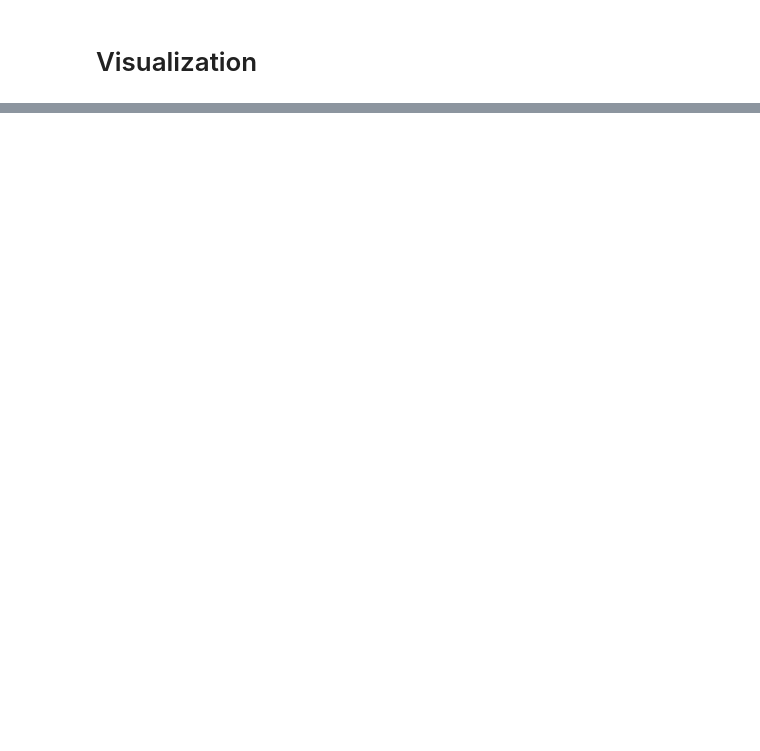
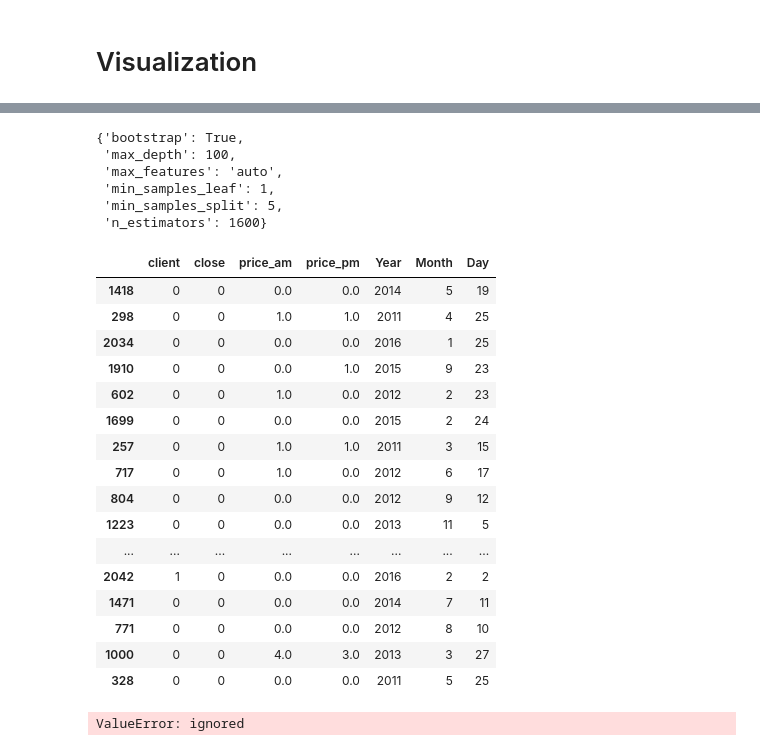
Before and after one commit to shima2920/data-analysis, a Jupyter notebook: SIGNATE_Moving_Company_Forecast_20210211ipynb.ipynb, the cells around one changed output, grey strips where cells are left out. Saved outputs shown, nothing was run; the diff lists cells and outputs as text; code cells hidden in the pictures; blank space fills up the shorter version.

Commit message:
Updated the model

```diff
--- a/SIGNATE_Moving_Company_Forecast_20210211ipynb.ipynb
+++ b/SIGNATE_Moving_Company_Forecast_20210211ipynb.ipynb
@@ -153,0 +266,6 @@ plt.yticks(fontsize=16)
+# %%
+train["datetime"] = pd.to_datetime(train["datetime"])
+train["Year"] = train["datetime"].apply(lambda x:x.year)
+train["Month"] = train["datetime"].apply(lambda x:x.month)
+train["Day"] = train["datetime"].apply(lambda x:x.day)
+train = train.drop(['datetime'], axis = 1)
@@ -153,0 +312,4 @@ plt.yticks(fontsize=16)
+# %%
+x_train = train.drop(['y'], axis = 1)
+y_train = train['y']
+test = test
@@ -153,0 +320,3 @@ plt.yticks(fontsize=16)
+# %%
+from sklearn.model_selection import train_test_split
+x_train,x_test,y_train,y_test = train_test_split(x_train,y_train,test_size=0.2,random_state=42)
@@ -153,0 +380,35 @@ plt.yticks(fontsize=16)
+# %%
+rf_random.best_params_
+# %% [output]
+{'bootstrap': True,
+ 'max_depth': 100,
+ 'max_features': 'auto',
+ 'min_samples_leaf': 1,
+ 'min_samples_split': 5,
+ 'n_estimators': 1600}
+# %%
+x_test
+# %% [output]
+|  | client | close | price_am | price_pm | Year | Month | Day |
+| 1418 | 0 | 0 | 0.0 | 0.0 | 2014 | 5 | 19 |
+| 298 | 0 | 0 | 1.0 | 1.0 | 2011 | 4 | 25 |
+| 2034 | 0 | 0 | 0.0 | 0.0 | 2016 | 1 | 25 |
+| 1910 | 0 | 0 | 0.0 | 1.0 | 2015 | 9 | 23 |
+| 602 | 0 | 0 | 1.0 | 0.0 | 2012 | 2 | 23 |
+| 1699 | 0 | 0 | 0.0 | 0.0 | 2015 | 2 | 24 |
+| 257 | 0 | 0 | 1.0 | 1.0 | 2011 | 3 | 15 |
+| 717 | 0 | 0 | 1.0 | 0.0 | 2012 | 6 | 17 |
+| 804 | 0 | 0 | 0.0 | 0.0 | 2012 | 9 | 12 |
+| 1223 | 0 | 0 | 0.0 | 0.0 | 2013 | 11 | 5 |
+| ... | ... | ... | ... | ... | ... | ... | ... |
+| 2042 | 1 | 0 | 0.0 | 0.0 | 2016 | 2 | 2 |
+| 1471 | 0 | 0 | 0.0 | 0.0 | 2014 | 7 | 11 |
+| 771 | 0 | 0 | 0.0 | 0.0 | 2012 | 8 | 10 |
+| 1000 | 0 | 0 | 4.0 | 3.0 | 2013 | 3 | 27 |
+| 328 | 0 | 0 | 0.0 | 0.0 | 2011 | 5 | 25 |
+# %%
+model = rf_random.best_estimator_
+y_pred_test = model.predict(x_test)
+model.score(y_pred_test, y_test)
+# %% [output]
+ValueError: ignored
```
Also changed, not shown: parts of 38 cells of this notebook.
